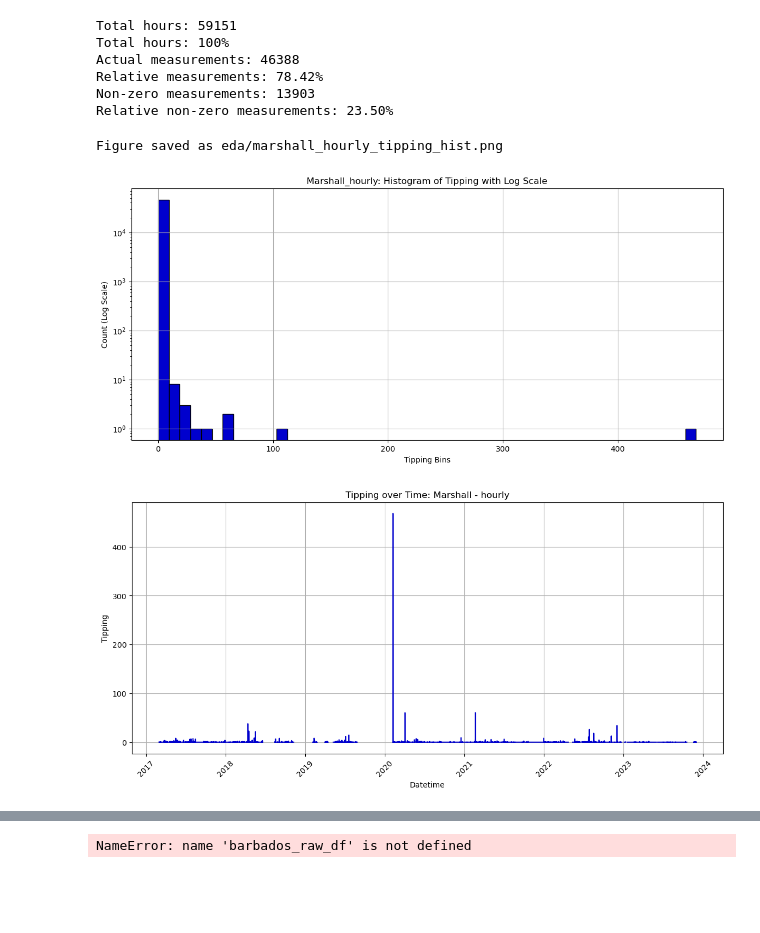
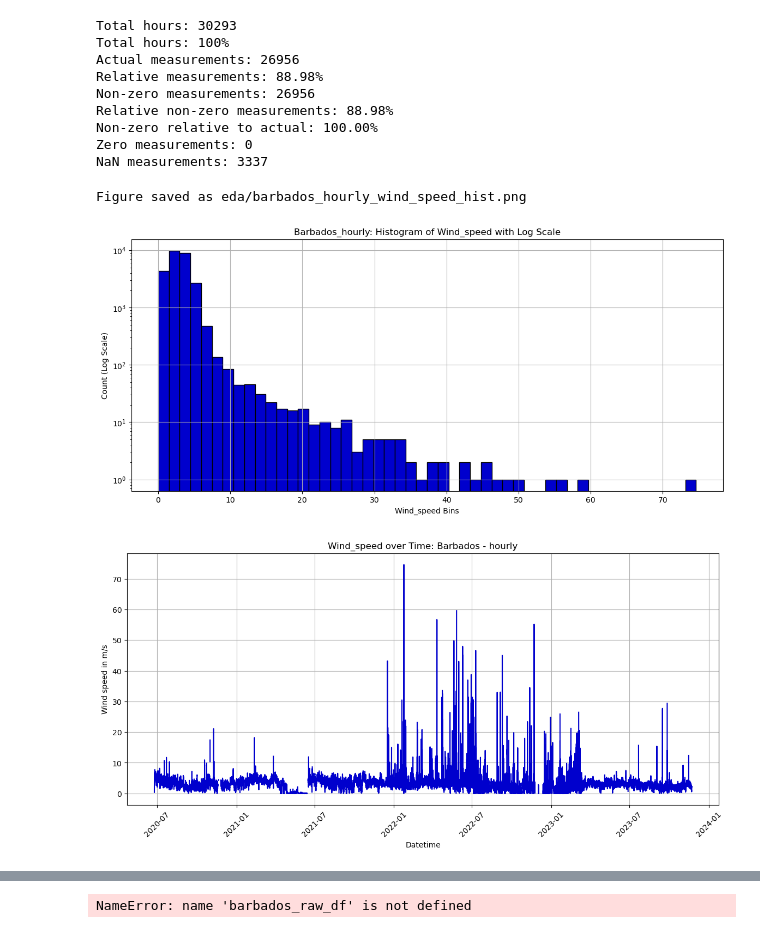
Before and after one commit to Ferdinand1123/digital-twin-for-weather-station, a Jupyter notebook: preciptiation.ipynb, the cells around one changed output, grey strips where cells are left out. Cells and saved outputs as stored; diff of their text form; code cells hidden in the pictures; blank space fills up the shorter version.

```diff
--- a/preciptiation.ipynb
+++ b/preciptiation.ipynb
@@ -10,7 +10,7 @@ import seaborn as sns
 
 pd.set_option("display.max_columns",30)
 # %%
-barbados_processed_df = pd.read_csv("station_data_processed/marshall_hourly_processed_data.csv", index_col=0)
+barbados_processed_df = pd.read_csv("station_data_processed/barbados_hourly_processed_data.csv", index_col=0)
 barbados_processed_df.index = pd.to_datetime(barbados_processed_df.index, errors='coerce')
 # %%
 barbados_processed_df.head()
@@ -199,30 +209,33 @@ hourly_df
 # %%
-summary = statistics(hourly_df["tipping"], hourly=True)
+summary = statistics(hourly_df["wind_speed"], hourly=True)
 # %% [output]
-Total hours: 59151
+Total hours: 30293
 Total hours: 100%
-Actual measurements: 46388
-Relative measurements: 78.42%
-Non-zero measurements: 13903
-Relative non-zero measurements: 23.50%
+Actual measurements: 26956
+Relative measurements: 88.98%
+Non-zero measurements: 26956
+Relative non-zero measurements: 88.98%
+Non-zero relative to actual: 100.00%
+Zero measurements: 0
+NaN measurements: 3337
 # %%
-plot_hist(hourly_df, "tipping", "marshall_hourly", save=True)
+plot_hist(hourly_df, "wind_speed", "barbados_hourly", save=True)
 # %% [output]
-Figure saved as eda/marshall_hourly_tipping_hist.png
+Figure saved as eda/barbados_hourly_wind_speed_hist.png
-[figure, old version]
+[figure, new version]
 # %%
 plt.figure(figsize=(14,6) )
-plt.plot(hourly_df["tipping"], color='mediumblue')
+plt.plot(hourly_df["wind_speed"], color='mediumblue')
 plt.xlabel("Datetime")
-plt.ylabel("Tipping")
-plt.title("Tipping over Time: Marshall - hourly")
+plt.ylabel("Wind speed in m/s")
+plt.title("Wind_speed over Time: Barbados - hourly")
 plt.xticks(rotation=45)
 plt.grid(True)
 
-plt.savefig("eda/marshall_tipping_hourly_plot.png")
+plt.savefig("eda/barbados_wind_speed_hourly_plot.png")
 
 plt.show()
 # %% [output]
-[figure, old version]
+[figure, new version]
 # %%
 plt.figure(figsize=(12,6) )
```
Also changed, not shown: parts of 10 cells of this notebook, 3 other files.
